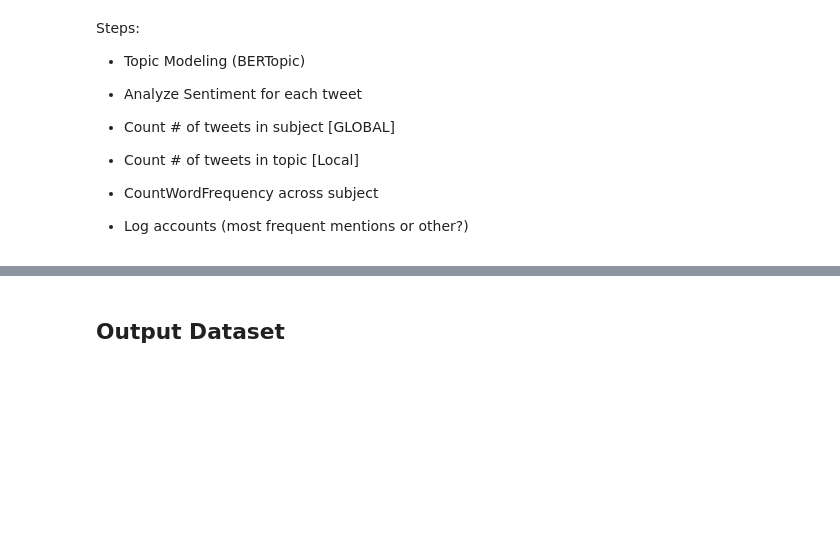
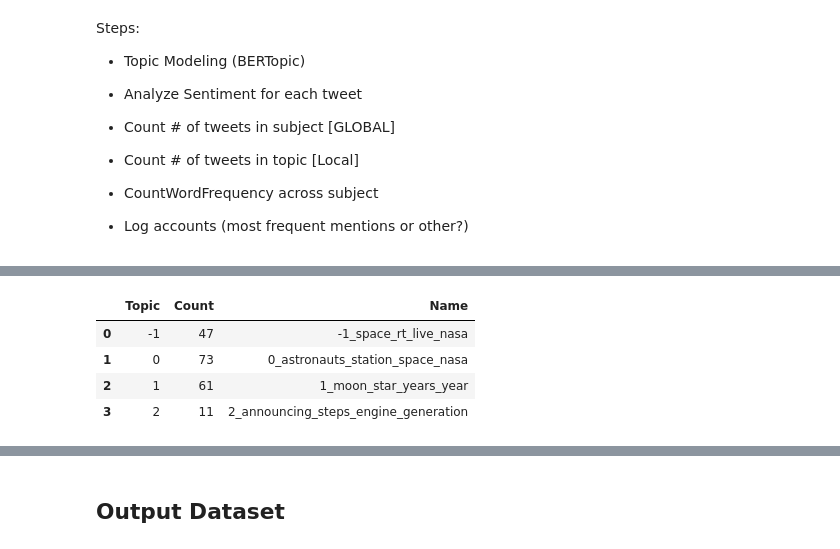
Before and after one commit to tzimmer3/Twitter_Project, a Jupyter notebook: 0. Execution.ipynb, the cells around one changed output, grey strips where cells are left out. Saved outputs shown, nothing was run; the diff lists cells and outputs as text; code cells hidden in the pictures; blank space fills up the shorter version.

```diff
--- a/0. Execution.ipynb
+++ b/0. Execution.ipynb
@@ -179,3 +146,11 @@ topic_model.get_topic_freq().head()
+# %%
+topic_model.get_topic_info()
+# %% [output]
+|  | Topic | Count | Name |
+| 0 | -1 | 47 | -1_space_rt_live_nasa |
+| 1 | 0 | 73 | 0_astronauts_station_space_nasa |
+| 2 | 1 | 61 | 1_moon_star_years_year |
+| 3 | 2 | 11 | 2_announcing_steps_engine_generation |
 # %%
 # Sentiment analysis
 #df['sentiment'] = np.array([tweet_analyzer.analyze_sentiment(tweet) for tweet in df['tweets']])
```
Also changed, not shown: parts of 11 cells of this notebook, 1 other file.
